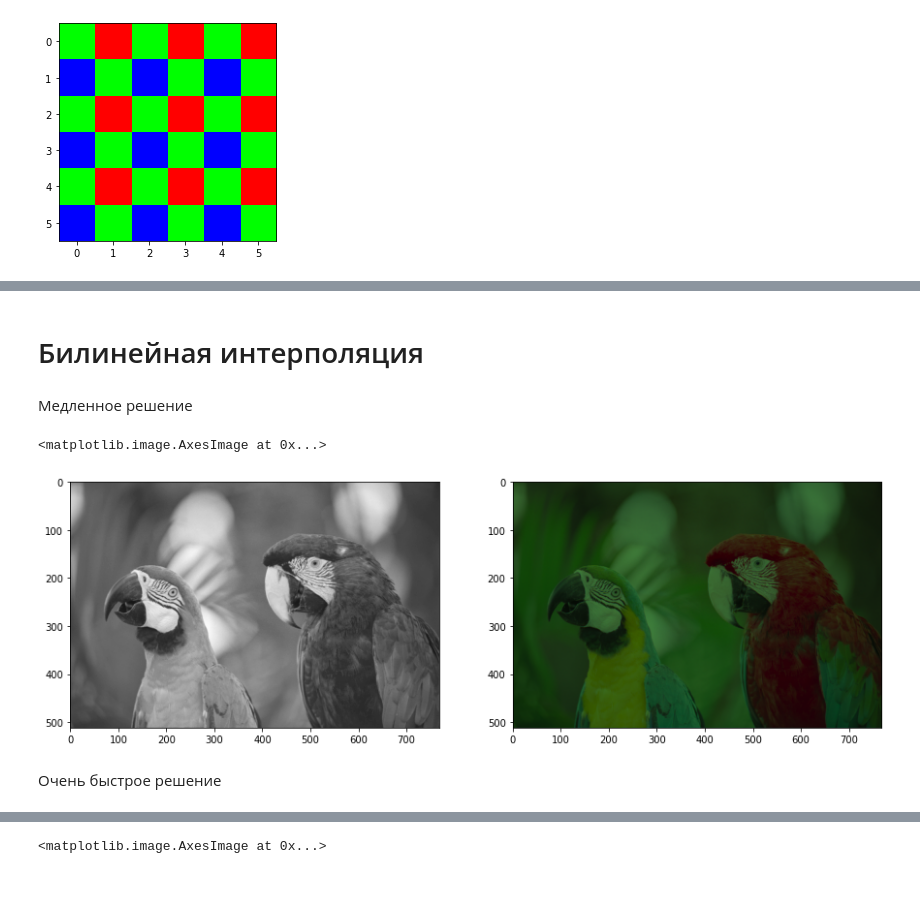
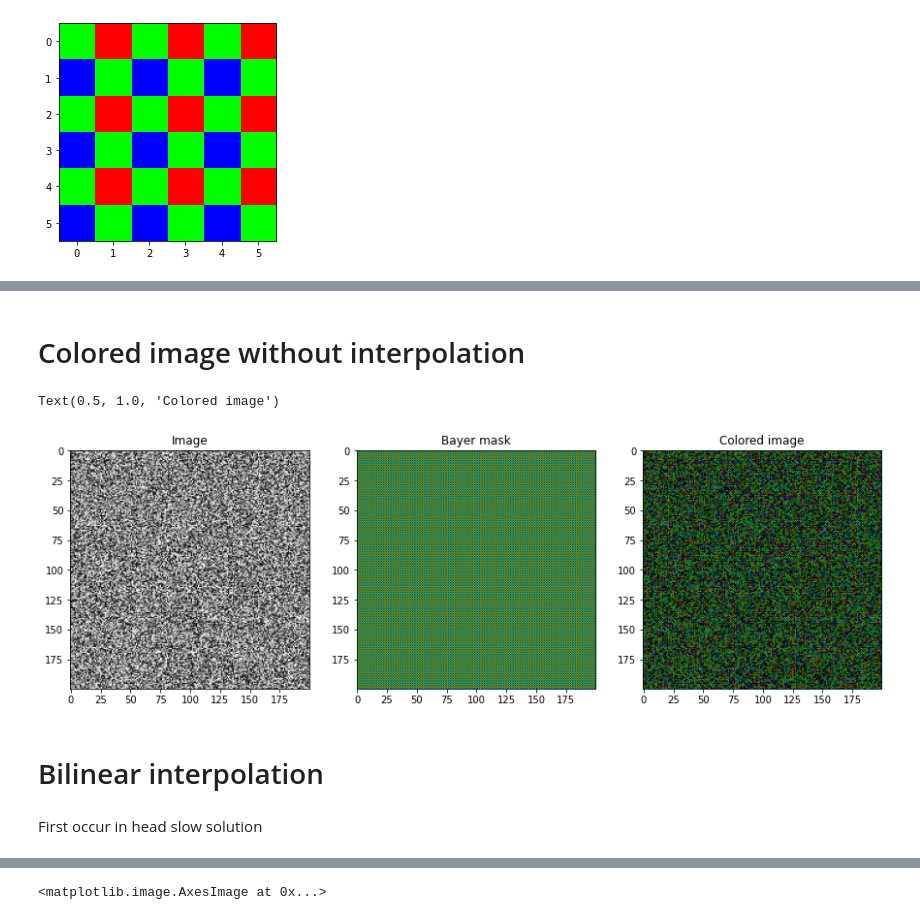
Before and after one commit to ramazan793/CV-CMC, a Jupyter notebook: Demosaic/bayer.ipynb, the cells around one changed output, grey strips where cells are left out. Drawn from its saved outputs; the diff is of its cells as text; code cells hidden in the pictures; blank space fills up the shorter version.

```diff
--- a/Demosaic/bayer.ipynb
+++ b/Demosaic/bayer.ipynb
@@ -71,20 +43,29 @@ array([[[0, 5, 0],
-# %% [markdown]
-# Билинейная интерполяция
-# %% [markdown]
- Медленное решение
-# %%
-from skimage.io import imread
-parrots_img = imread('tests\\04_unittest_bilinear_img_input\\09.png')
-parrots_colored = bayer.get_colored_img(parrots_img)
-
-plt.figure(figsize=(15,15))
-plt.subplot(1,2,1)
-plt.imshow(parrots_img, cmap='gray')
-plt.subplot(1,2,2)
-plt.imshow(parrots_colored)
-# %% [output]
-<matplotlib.image.AxesImage at 0x...>
-[figure, removed]
+# %% [markdown]
+# Colored image without interpolation
+# %%
+raw_img = np.random.normal(150, 105, size = (200,200)).astype(np.uint8)
+colored = bayer.get_colored_img(raw_img)
+mask = bayer.get_bayer_masks(*raw_img.shape[:2])
+
+plt.figure(figsize=(15,15))
+plt.subplot(1, 3, 1)
+plt.title('Image')
+plt.imshow(raw_img, cmap='gray')
+
+plt.subplot(1, 3, 2)
+plt.imshow(mask*255)
+plt.title('Bayer mask')
+
+plt.subplot(1, 3, 3)
+plt.imshow(colored)
+plt.title('Colored image')
+# %% [output]
+Text(0.5, 1.0, 'Colored image')
+[figure, added]
+# %% [markdown]
+# Bilinear interpolation
+# %% [markdown]
+First occur in head slow solution
 # %%
 raw_img = np.array([[202, 150, 137, 121, 195],
                          [ 94, 113, 217,  68, 248],
@@ -103,5 +84,3 @@ for channel in range(3):
             continue
         area = np.nonzero(mask[i-1:i+2, j-1:j+2])
         new_img[i, j, channel] = np.mean(reduced_img[i - 1 + area[0], j - 1 + area[1]])
-# %% [markdown]
-Очень быстрое решение
```
Also changed, not shown: parts of 16 cells of this notebook.
